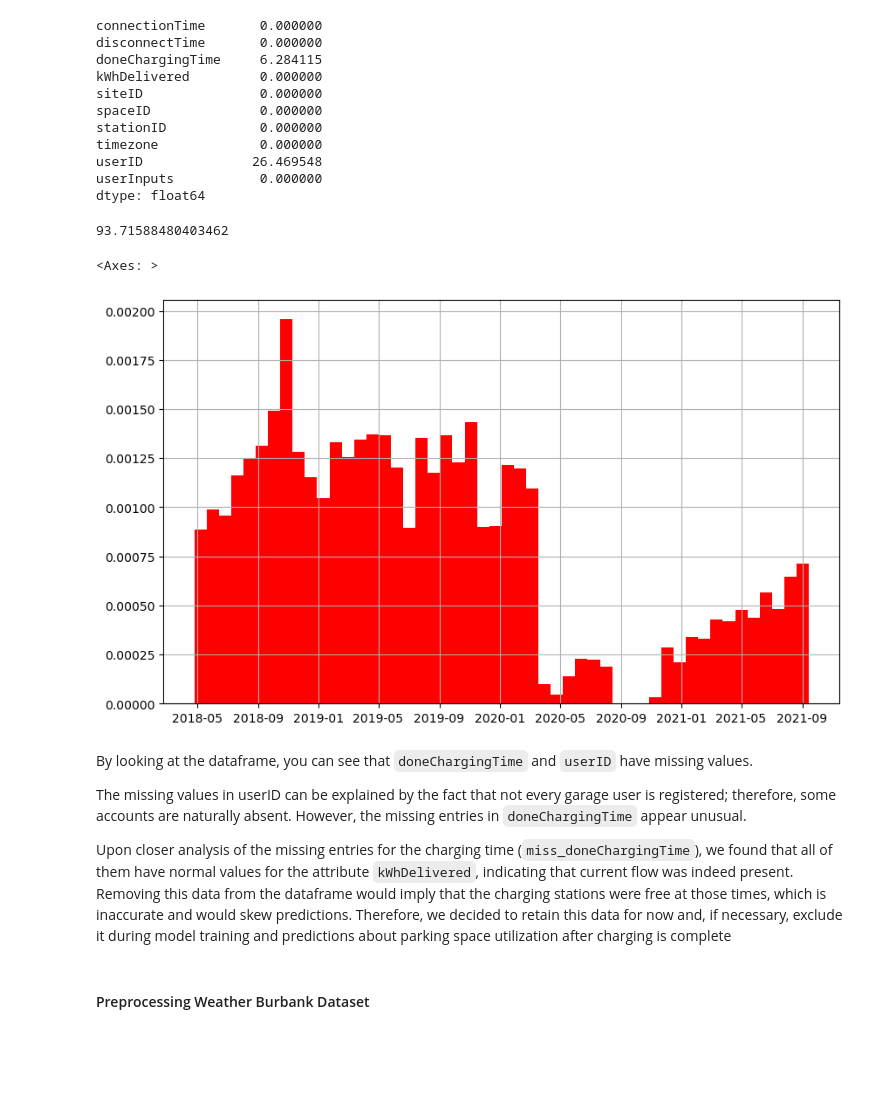
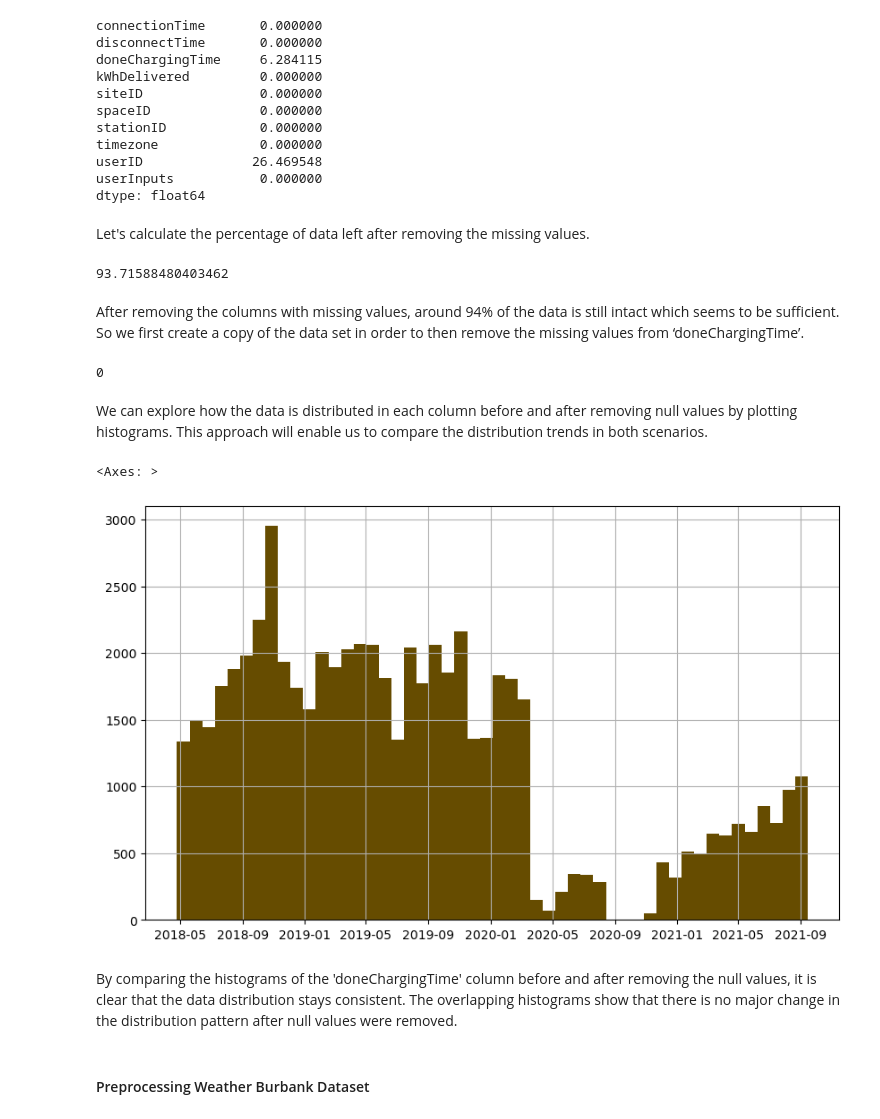
Before and after one commit to Zeyd263/DataDynamos, a Jupyter notebook: Preprocessing.ipynb, the cells around one changed output. Drawn from its saved outputs; the diff is of its cells as text; code cells hidden in the pictures; blank space fills up the shorter version.

Commit message:
added plot to analyse na values and added markdown

```diff
--- a/Preprocessing.ipynb
+++ b/Preprocessing.ipynb
@@ -63,7 +63,7 @@ data_unique['connectionTime'] = pd.to_datetime(data_unique['connectionTime'], ut
 data_unique['disconnectTime'] = pd.to_datetime(data_unique['disconnectTime'], utc=True).dt.tz_convert('America/Los_Angeles').dt.tz_localize(None)
 data_unique['doneChargingTime'] = pd.to_datetime(data_unique['doneChargingTime'], utc=True).dt.tz_convert('America/Los_Angeles').dt.tz_localize(None)
 data_unique['sessionID'] = data_unique['sessionID'].astype("string")
-data_unique['siteID'] = data_unique['siteID'].astype(int)
+data_unique['siteID'] = data_unique['siteID'].astype("int")
 data_unique['spaceID'] = data_unique['spaceID'].astype("string")
 data_unique['stationID'] = data_unique['stationID'].astype("string")
 data_unique['timezone'] = data_unique['timezone'].astype("string")
@@ -161,30 +171,39 @@ timezone             0.000000
 userID              26.469548
 userInputs           0.000000
 dtype: float64
+# %% [markdown]
+Let's calculate the percentage of data left after removing the missing values.
 # %%
 len(data_unique['doneChargingTime'].dropna())/len(data_unique['doneChargingTime']) * 100
 # %% [output]
 93.71588480403462
+# %% [markdown]
+After removing the columns with missing values, around 94% of the data is still intact which seems to be sufficient. So we first create a copy of the data set in order to then remove the missing values from ‘doneChargingTime’.
 # %%
 # Create a copy of the data before dropping NA values from doneChaargingTime
 data_with_NA = data_unique.copy()
 
 # Drop NA from doneChargingTime
 data_unique.dropna(subset=['doneChargingTime'], inplace=True)
+
+print(data_unique['doneChargingTime'].isnull().sum())
+# %% [output]
+0
+# %% [markdown]
+We can explore how the data is distributed in each column before and after removing null values by plotting histograms. This approach will enable us to compare the distribution trends in both scenarios.
 # %%
 fig = plt.figure(figsize=(10,6))
 ax = fig.add_subplot(111)
 
-data_unique['doneChargingTime'].hist(bins=50, ax=ax, density=True, color='red')
+data_with_NA['doneChargingTime'].hist(bins=50, ax=ax, density=False, color='red')
+
+data_unique['doneChargingTime'].hist(bins=50, ax=ax, density=False, color='green', alpha=0.6)
 # %% [output]
 <Axes: >
-[figure, old version]
+[figure, new version]
-# %% [markdown]
-By looking at the dataframe, you can see that `doneChargingTime` and `userID` have missing values.
-
-The missing values in userID can be explained by the fact that not every garage user is registered; therefore, some accounts are naturally absent. However, the missing entries in `doneChargingTime` appear unusual.
-
-Upon closer analysis of the missing entries for the charging time (`miss_doneChargingTime`), we found that all of them have normal values for the attribute `kWhDelivered`, indicating that current flow was indeed present. Removing this data from the dataframe would imply that the charging stations were free at those times, which is inaccurate and would skew predictions. Therefore, we decided to retain this data for now and, if necessary, exclude it during model training and predictions about parking space utilization after charging is complete
+# %% [markdown]
+
+By comparing the histograms of the 'doneChargingTime' column before and after removing the null values, it is clear that the data distribution stays consistent. The overlapping histograms show that there is no major change in the distribution pattern after null values were removed.
 # %%
 # split the dataset in two different. One for the station with siteID 1 and one for the station with the siteID 2 for further analysis
 data_1 = data_unique[data_unique['siteID']==1]
```
Also changed, not shown: parts of 4 cells of this notebook.
